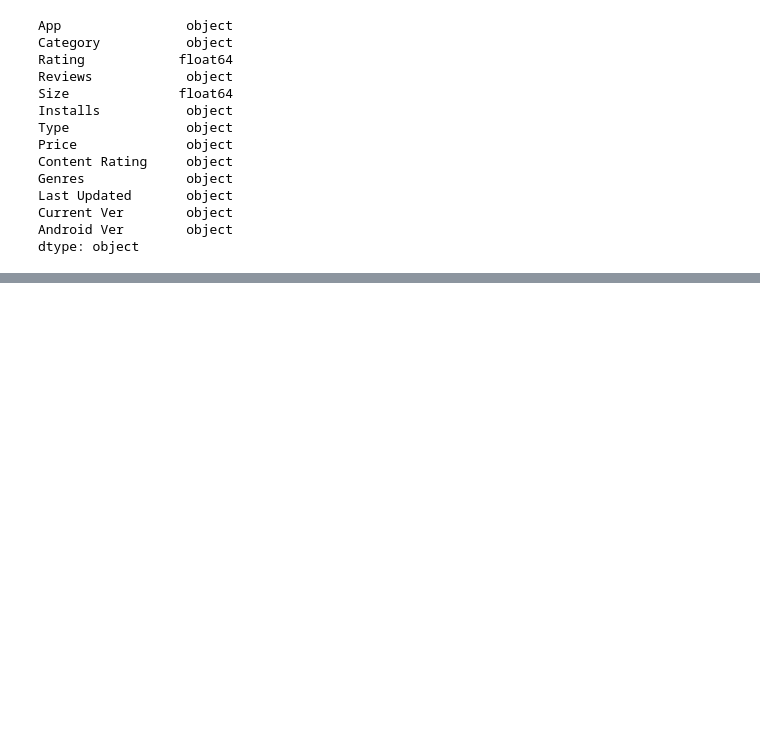
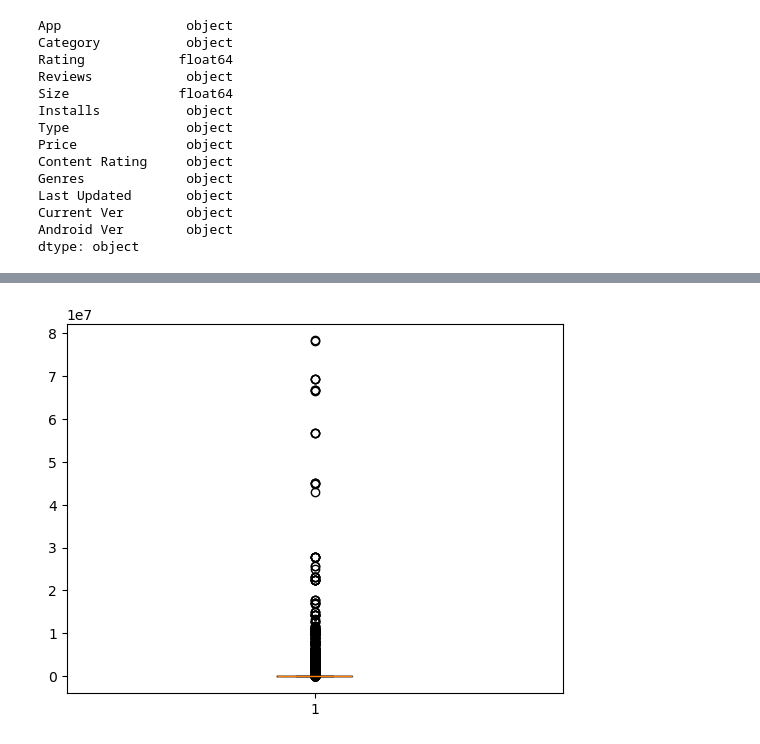
Before and after one commit to Navachetank/playstore_app_analysis, a Jupyter notebook: analysis.ipynb, the cells around one changed output, grey strips where cells are left out. Drawn from its saved outputs; the diff is of its cells as text; code cells hidden in the pictures; blank space fills up the shorter version.

```diff
--- a/analysis.ipynb
+++ b/analysis.ipynb
@@ -495,0 +550,5 @@ df
+# %%
+# boxplot for Reviews
+plt.boxplot(df['Reviews']);
+# %% [output]
+[figure, added]
```
Also changed, not shown: parts of 58 cells of this notebook.
